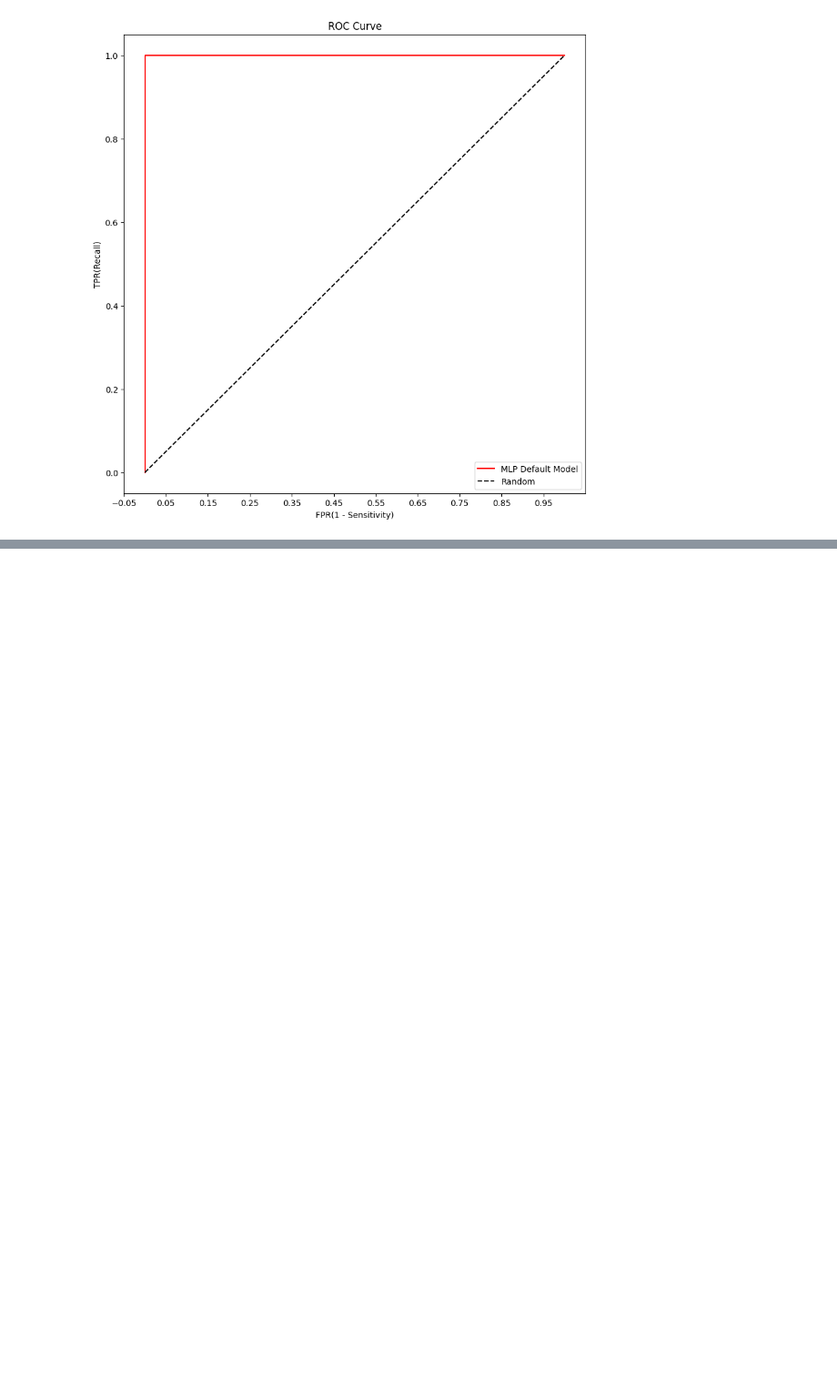
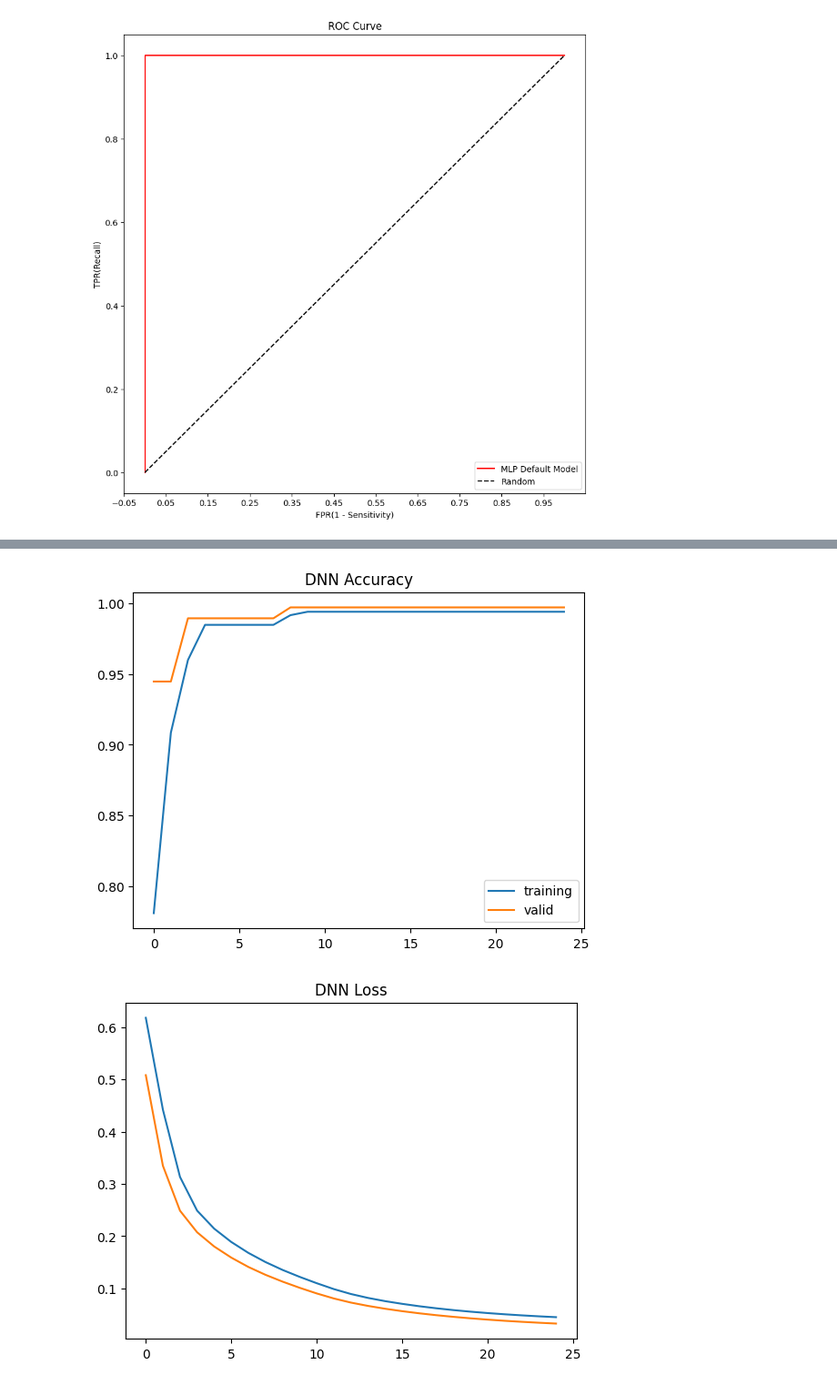
Before and after one commit to Jongwon0280/EDA-Study-and-Kaggle-Lab, a Jupyter notebook: 캐글데이터EDA/MushroomClassification.ipynb, the cells around one changed output, grey strips where cells are left out. Shown at 91% size. Drawn from its saved outputs; the diff is of its cells as text; code cells hidden in the pictures; blank space fills up the shorter version.

```diff
--- a/캐글데이터EDA/MushroomClassification.ipynb
+++ b/캐글데이터EDA/MushroomClassification.ipynb
@@ -1083,0 +1119,4 @@ plt.legend()
+# %%
+y_Train=to_categorical(y)
+
+y_Test = to_categorical(y_test)
@@ -1083,0 +1143,5 @@ plt.legend()
+# %%
+model = keras.Sequential([keras.layers.Dense(5,input_shape=(18,)),
+                          keras.layers.Dense(3,activation='relu'),
+                          keras.layers.Dense(2,activation='softmax')])
+model.summary()
@@ -1083,0 +1168,4 @@ plt.legend()
+# %%
+model.compile(optimizer='adam',loss='binary_crossentropy',metrics=['accuracy'])
+
+history = model.fit(train,y_Train,validation_split=0.1,epochs=25)
@@ -1083,0 +1190,17 @@ plt.legend()
+# %%
+plt.plot(history.history['accuracy'])
+plt.plot(history.history['val_accuracy'])
+
+plt.title("DNN Accuracy")
+
+plt.legend(['training','valid'],loc='best')
+plt.show()
+plt.plot(history.history['loss'])
+plt.plot(history.history['val_loss'])
+
+plt.title("DNN Loss")
+
+plt.show()
+# %% [output]
+[figure, added]
+[figure, added]
```
Also changed, not shown: parts of 45 cells of this notebook.
